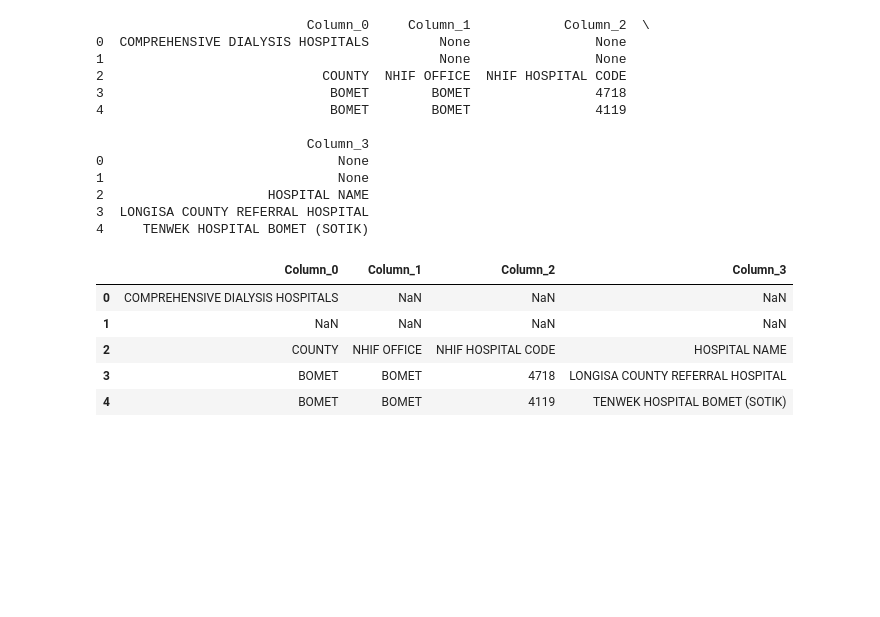
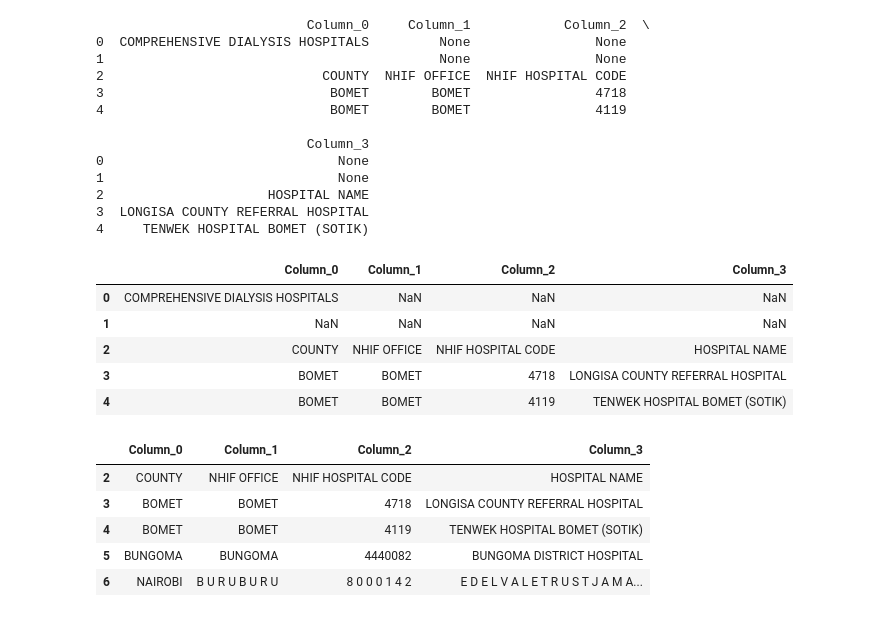
Before and after one commit to Winfry/Hospitali_Rafiki, a Jupyter notebook: KindneyHospital.ipynb, the cells around one changed output. Cells and saved outputs as stored; diff of their text form; code cells hidden in the pictures; blank space fills up the shorter version.

Commit message:
Hospitali_Rafiki

```diff
--- a/KindneyHospital.ipynb
+++ b/KindneyHospital.ipynb
@@ -450,14 +450,21 @@ df.head()
 # %%
 import pandas as pd
 
 # Load your DataFrame (after converting from PDF or reading from CSV)
-df = pd.read_csv("your_file.csv")
+df = pd.read_csv("Hospitals.csv")
 
 # Drop rows that contain "COMPREHENSIVE DIALYSIS HOSPITALS" in the first column
 df = df[df['Column_0'] != "COMPREHENSIVE DIALYSIS HOSPITALS"]
 
 # Drop rows where all entries are NaN
 df = df.dropna(how="all")
 
 # Display the cleaned DataFrame
-print(df)
+df.head()
+# %% [output]
+|  | Column_0 | Column_1 | Column_2 | Column_3 |
+| 2 | COUNTY | NHIF OFFICE | NHIF HOSPITAL CODE | HOSPITAL NAME |
+| 3 | BOMET | BOMET | 4718 | LONGISA COUNTY REFERRAL HOSPITAL |
+| 4 | BOMET | BOMET | 4119 | TENWEK HOSPITAL BOMET (SOTIK) |
+| 5 | BUNGOMA | BUNGOMA | 4440082 | BUNGOMA DISTRICT HOSPITAL |
+| 6 | NAIROBI | B U R U B U R U | 8 0 0 0 1 4 2 | E D E L V A L E T R U S T J A M A... |
```
Also changed, not shown: parts of 1 cell of this notebook, 1 other file.
